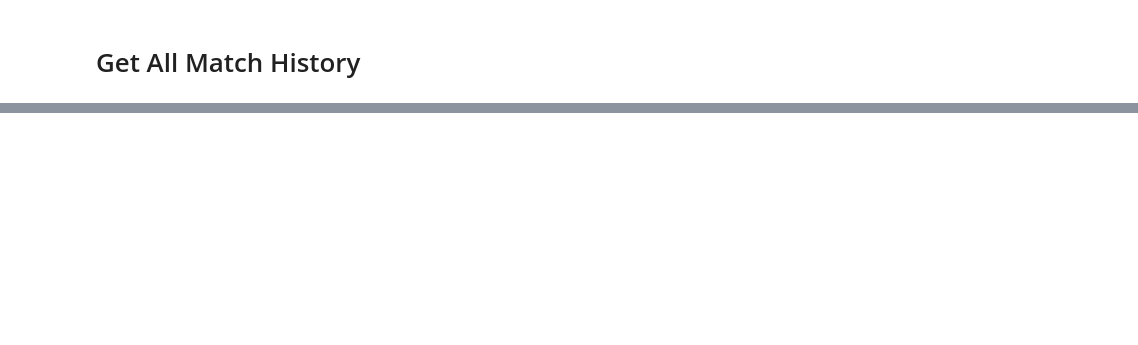
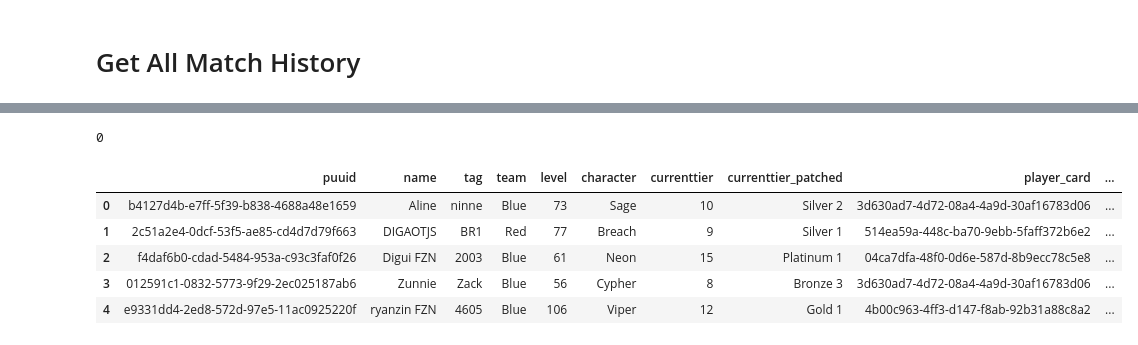
Before and after one commit to thalezirnho/valorant, a Jupyter notebook: main.ipynb, the cells around one changed output, grey strips where cells are left out. Drawn from its saved outputs; the diff is of its cells as text; code cells hidden in the pictures; blank space fills up the shorter version.

```diff
--- a/main.ipynb
+++ b/main.ipynb
@@ -135,0 +209,8 @@ pd.DataFrame(response.json()['data'])
+# %%
+count = 0
+for player in players:
+    print(count)
+    aa = pd.json_normalize(player['all_players'])
+    break
+# %% [output]
+0
@@ -135,0 +219,9 @@ pd.DataFrame(response.json()['data'])
+# %%
+aa.head()
+# %% [output]
+|  | puuid | name | tag | team | level | character | currenttier | currenttier_patched | player_card | ... |
+| 0 | b4127d4b-e7ff-5f39-b838-4688a48e1659 | Aline | ninne | Blue | 73 | Sage | 10 | Silver 2 | 3d630ad7-4d72-08a4-4a9d-30af16783d06 | ... |
+| 1 | 2c51a2e4-0dcf-53f5-ae85-cd4d7d79f663 | DIGAOTJS | BR1 | Red | 77 | Breach | 9 | Silver 1 | 514ea59a-448c-ba70-9ebb-5faff372b6e2 | ... |
+| 2 | f4daf6b0-cdad-5484-953a-c93c3faf0f26 | Digui FZN | 2003 | Blue | 61 | Neon | 15 | Platinum 1 | 04ca7dfa-48f0-0d6e-587d-8b9ecc78c5e8 | ... |
+| 3 | 012591c1-0832-5773-9f29-2ec025187ab6 | Zunnie | Zack | Blue | 56 | Cypher | 8 | Bronze 3 | 3d630ad7-4d72-08a4-4a9d-30af16783d06 | ... |
+| 4 | e9331dd4-2ed8-572d-97e5-11ac0925220f | ryanzin FZN | 4605 | Blue | 106 | Viper | 12 | Gold 1 | 4b00c963-4ff3-d147-f8ab-92b31a88c8a2 | ... |
```
Also changed, not shown: parts of 20 cells of this notebook.
